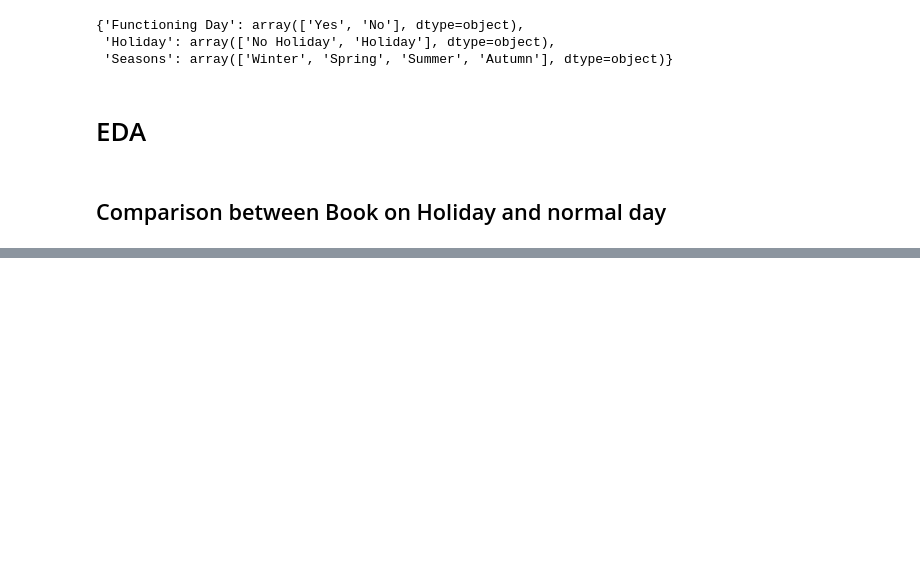
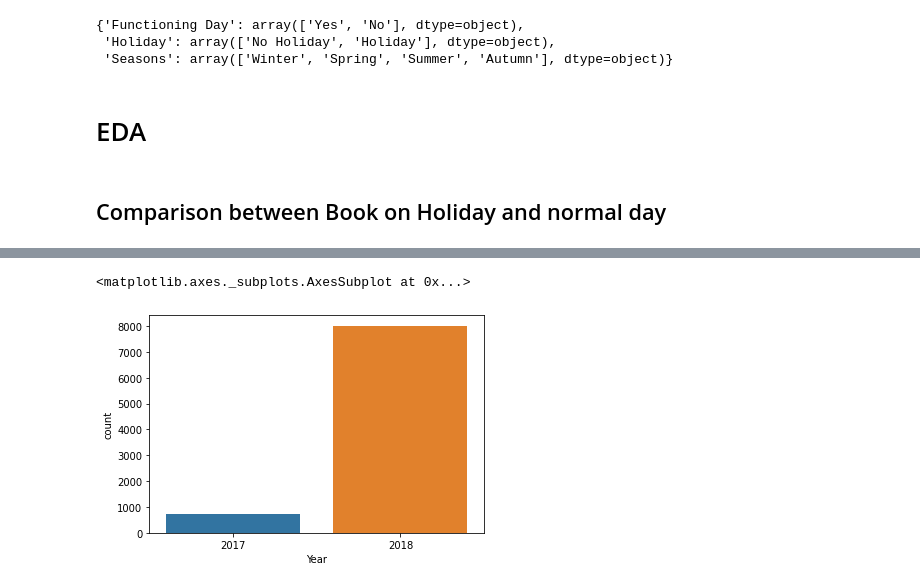
Before and after one commit to brahma102/Bike-Sharing-Demand-Prediction, a Jupyter notebook: Bike_Sharing_Demand_Prediction_Capstone_Project.ipynb, the cells around one changed output, grey strips where cells are left out. Cells and saved outputs as stored; diff of their text form; code cells hidden in the pictures; blank space fills up the shorter version.

```diff
--- a/Bike_Sharing_Demand_Prediction_Capstone_Project.ipynb
+++ b/Bike_Sharing_Demand_Prediction_Capstone_Project.ipynb
@@ -248,0 +271,5 @@ y
+# %%
+sns.countplot(x="Year", data=df)
+# %% [output]
+<matplotlib.axes._subplots.AxesSubplot at 0x...>
+[figure, added]
```
Also changed, not shown: parts of 43 cells of this notebook.
